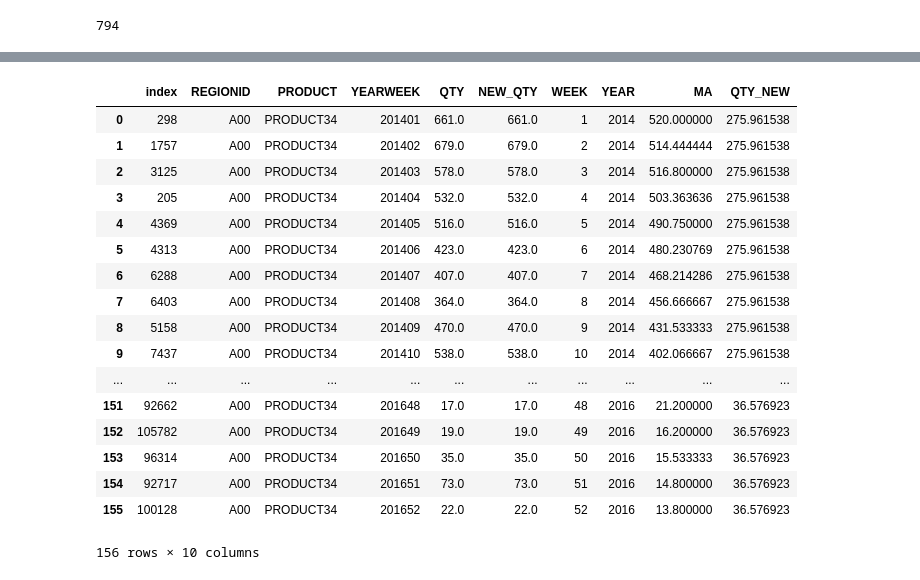
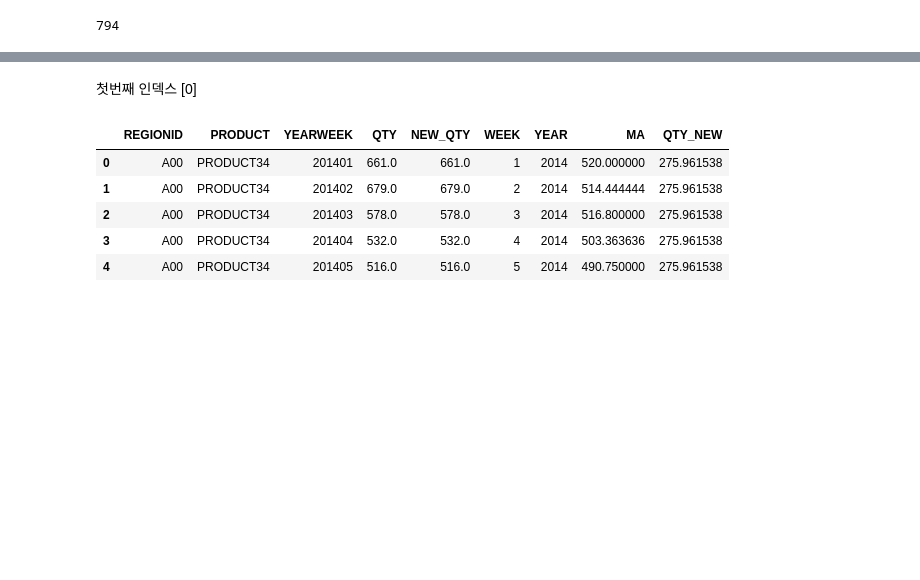
Before and after one commit to jye5943/Python_Repo, a Jupyter notebook: 4.04 Project Seasonality/Project_Seasonality_New_0411.ipynb, the cells around one changed output, grey strips where cells are left out. Cells and saved outputs as stored; diff of their text form; code cells hidden in the pictures; blank space fills up the shorter version.

```diff
--- a/4.04 Project Seasonality/Project_Seasonality_New_0411.ipynb
+++ b/4.04 Project Seasonality/Project_Seasonality_New_0411.ipynb
@@ -177,4 +153,4 @@ filteredData = step1Data[(step1Data.REGIONID == "A00")&
 # %%
 groupKey = ["REGIONID","PRODUCT","YEAR"]
 # %%
-selectedData=filteredData.groupby(groupKey)[["NEW_QTY"]].mean()
+selectedData=step1Data.groupby(groupKey)[["NEW_QTY"]].mean()
@@ -204,5 +184,5 @@ step1Data.head()
 # %%
-spiltedData=selectedData.reset_index()
+spiltedData=selectedData.reset_index(drop=False)
 spiltedData.head()
 # %% [output]
 |  | REGIONID | PRODUCT | YEAR | QTY_NEW |
@@ -249,2 +262,4 @@ mergedData.groupby(groupKey)
+# %%
+groupKey2 = ["REGIONID","PRODUCT"]
 # %%
-groupDataSet =mergedData.groupby(groupKey)
+groupDataSet =mergedData.groupby(groupKey2)
@@ -272,22 +310,12 @@ oneGroup.head()
+# %% [markdown]
+첫번째 인덱스 [0]
 # %%
-oneGroup = groupDataSet.get_group(list(groupDataSet.groups)[0])
-oneGroup
+oneGroup1 = groupDataSet.get_group(list(groupDataSet.groups)[0])
+oneGroup1.head()
 # %% [output]
-|  | index | REGIONID | PRODUCT | YEARWEEK | QTY | NEW_QTY | WEEK | YEAR | MA | QTY_NEW |
-| 0 | 298 | A00 | PRODUCT34 | 201401 | 661.0 | 661.0 | 1 | 2014 | 520.000000 | 275.961538 |
-| 1 | 1757 | A00 | PRODUCT34 | 201402 | 679.0 | 679.0 | 2 | 2014 | 514.444444 | 275.961538 |
-| 2 | 3125 | A00 | PRODUCT34 | 201403 | 578.0 | 578.0 | 3 | 2014 | 516.800000 | 275.961538 |
-| 3 | 205 | A00 | PRODUCT34 | 201404 | 532.0 | 532.0 | 4 | 2014 | 503.363636 | 275.961538 |
-| 4 | 4369 | A00 | PRODUCT34 | 201405 | 516.0 | 516.0 | 5 | 2014 | 490.750000 | 275.961538 |
-| 5 | 4313 | A00 | PRODUCT34 | 201406 | 423.0 | 423.0 | 6 | 2014 | 480.230769 | 275.961538 |
-| 6 | 6288 | A00 | PRODUCT34 | 201407 | 407.0 | 407.0 | 7 | 2014 | 468.214286 | 275.961538 |
-| 7 | 6403 | A00 | PRODUCT34 | 201408 | 364.0 | 364.0 | 8 | 2014 | 456.666667 | 275.961538 |
-| 8 | 5158 | A00 | PRODUCT34 | 201409 | 470.0 | 470.0 | 9 | 2014 | 431.533333 | 275.961538 |
-| 9 | 7437 | A00 | PRODUCT34 | 201410 | 538.0 | 538.0 | 10 | 2014 | 402.066667 | 275.961538 |
-| ... | ... | ... | ... | ... | ... | ... | ... | ... | ... | ... |
-| 151 | 92662 | A00 | PRODUCT34 | 201648 | 17.0 | 17.0 | 48 | 2016 | 21.200000 | 36.576923 |
-| 152 | 105782 | A00 | PRODUCT34 | 201649 | 19.0 | 19.0 | 49 | 2016 | 16.200000 | 36.576923 |
-| 153 | 96314 | A00 | PRODUCT34 | 201650 | 35.0 | 35.0 | 50 | 2016 | 15.533333 | 36.576923 |
-| 154 | 92717 | A00 | PRODUCT34 | 201651 | 73.0 | 73.0 | 51 | 2016 | 14.800000 | 36.576923 |
-| 155 | 100128 | A00 | PRODUCT34 | 201652 | 22.0 | 22.0 | 52 | 2016 | 13.800000 | 36.576923 |
+|  | REGIONID | PRODUCT | YEARWEEK | QTY | NEW_QTY | WEEK | YEAR | MA | QTY_NEW |
+| 0 | A00 | PRODUCT34 | 201401 | 661.0 | 661.0 | 1 | 2014 | 520.000000 | 275.961538 |
+| 1 | A00 | PRODUCT34 | 201402 | 679.0 | 679.0 | 2 | 2014 | 514.444444 | 275.961538 |
+| 2 | A00 | PRODUCT34 | 201403 | 578.0 | 578.0 | 3 | 2014 | 516.800000 | 275.961538 |
+| 3 | A00 | PRODUCT34 | 201404 | 532.0 | 532.0 | 4 | 2014 | 503.363636 | 275.961538 |
+| 4 | A00 | PRODUCT34 | 201405 | 516.0 | 516.0 | 5 | 2014 | 490.750000 | 275.961538 |
-156 rows × 10 columns
```
Also changed, not shown: parts of 41 cells of this notebook, 4 other files.
